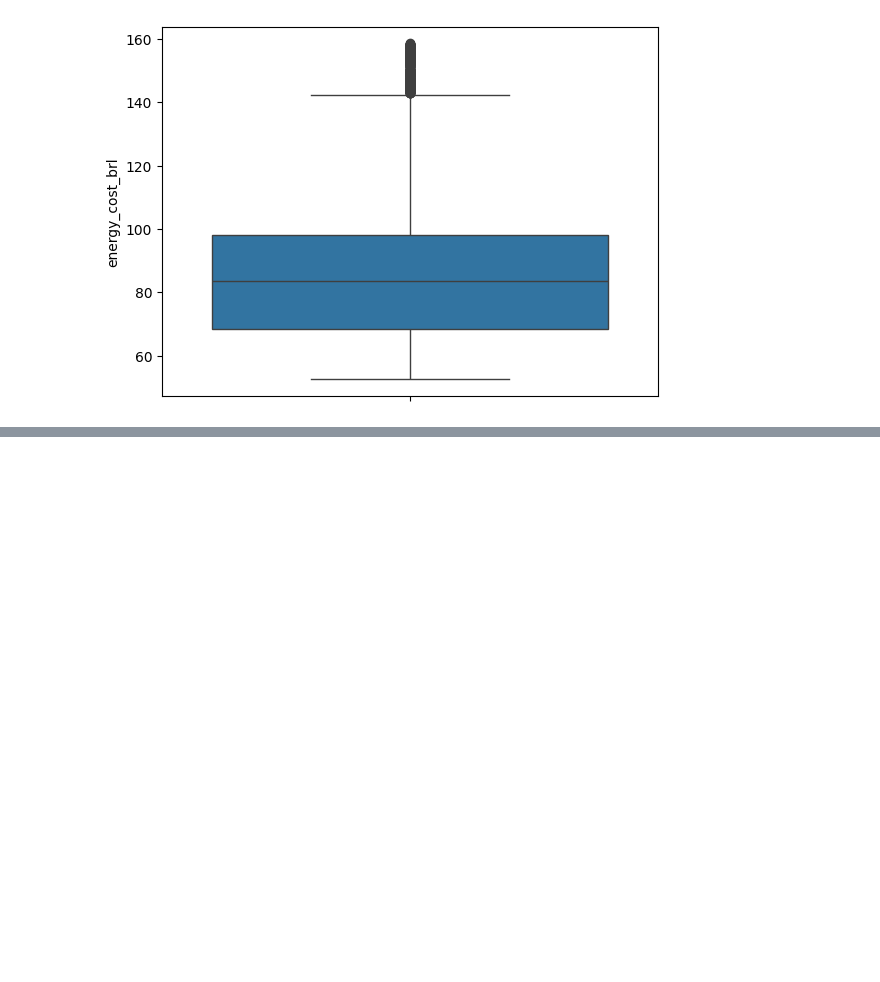
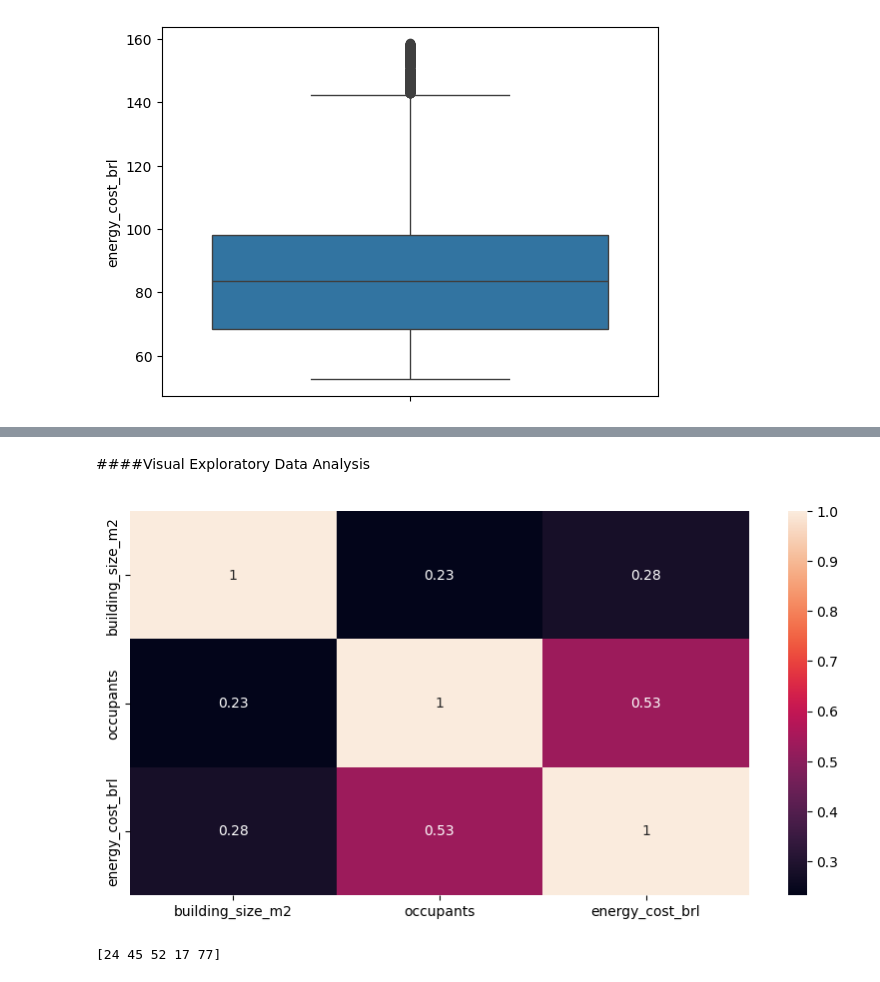
Before and after one commit to KrisDA-1/NU_Pandas, a Jupyter notebook: BD_Hypothesis.ipynb, the cells around one changed output, grey strips where cells are left out. Cells and saved outputs as stored; diff of their text form; code cells hidden in the pictures; blank space fills up the shorter version.

```diff
--- a/BD_Hypothesis.ipynb
+++ b/BD_Hypothesis.ipynb
@@ -126,3 +138,9 @@ fig.update_yaxes(showline=True, linewidth=2, linecolor='grey')
 fig.show()
 # %% [output]
 [interactive output not drawn]
+# %%
+# We remove the only outlier in our dataset before handling missing values
+# Reset df to its original full state to ensure all columns are present
+df = pd.read_csv('energy_consumption.csv')
+dataset = df.drop(df[df['occupants']> 75].index).reset_index(drop=True)
+dataset
@@ -128,0 +161,5 @@ fig.show()
+# %%
+# Remove outliers based on 'building_size_m2' from the 'dataset' DataFrame
+# 'dataset' should now contain all original columns from the previous step.
+dataset = dataset.drop(dataset[dataset['building_size_m2']> 75].index).reset_index(drop=True)
+dataset
@@ -128,0 +180,16 @@ fig.show()
+# %% [markdown]
+####Visual Exploratory Data Analysis
+# %%
+#Plot a correlation Matrix to show correlation coefficients between out variables
+###This plot visually represents how strongly different numerical features in your dataset are related to each other.
+plt.figure(figsize=(10,5))
+sns.heatmap(dataset.select_dtypes(include=['number']).corr(),annot=True)
+plt.show()
+# %% [output]
+[figure, added]
+# %%
+#Retrieve unique values from a column
+uniquevalues_building = df["building_size_m2"].unique()
+print(uniquevalues_building)
+# %% [output]
+[24 45 52 17 77]
```
Also changed, not shown: parts of 13 cells of this notebook.
